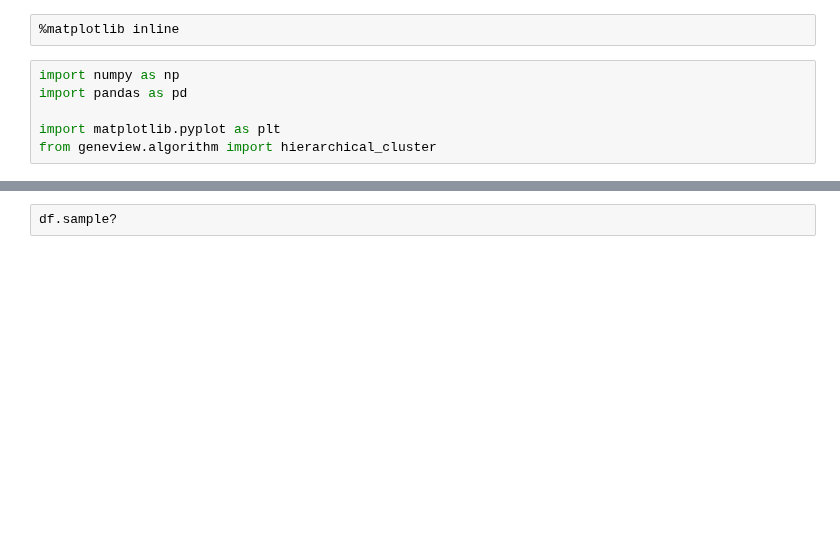
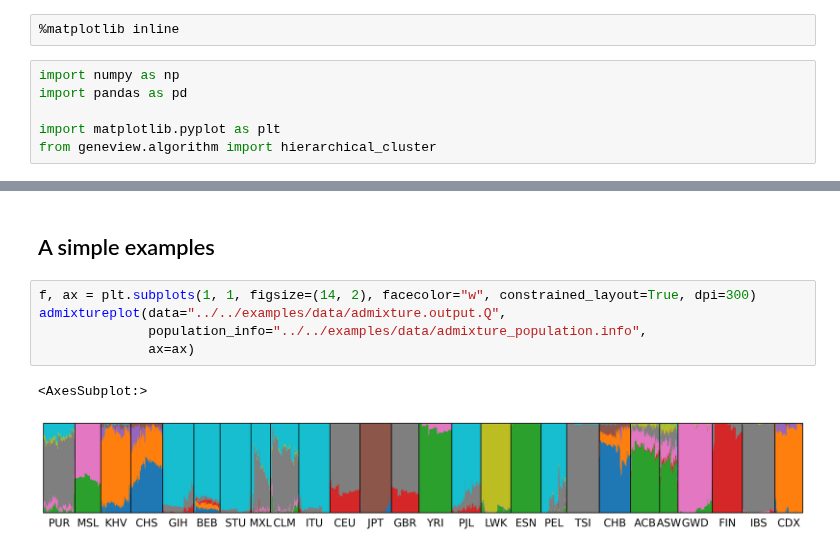
Before and after one commit to ShujiaHuang/geneview, a Jupyter notebook: docs/tutorial/admixture.ipynb, the cells around one changed output, grey strips where cells are left out. Cells and saved outputs as stored; diff of their text form; blank space fills up the shorter version.

Commit message:
admixture plot

```diff
--- a/docs/tutorial/admixture.ipynb
+++ b/docs/tutorial/admixture.ipynb
@@ -145,2 +9,10 @@ plt.show()
-# %%
-df.sample?
+# %% [markdown]
+## A simple examples
+# %%
+f, ax = plt.subplots(1, 1, figsize=(14, 2), facecolor="w", constrained_layout=True, dpi=300)
+admixtureplot(data="../../examples/data/admixture.output.Q",
+              population_info="../../examples/data/admixture_population.info",
+              ax=ax)
+# %% [output]
+<AxesSubplot:>
+[figure, added]
```
Also changed, not shown: parts of 3 cells of this notebook, 1 other file.
